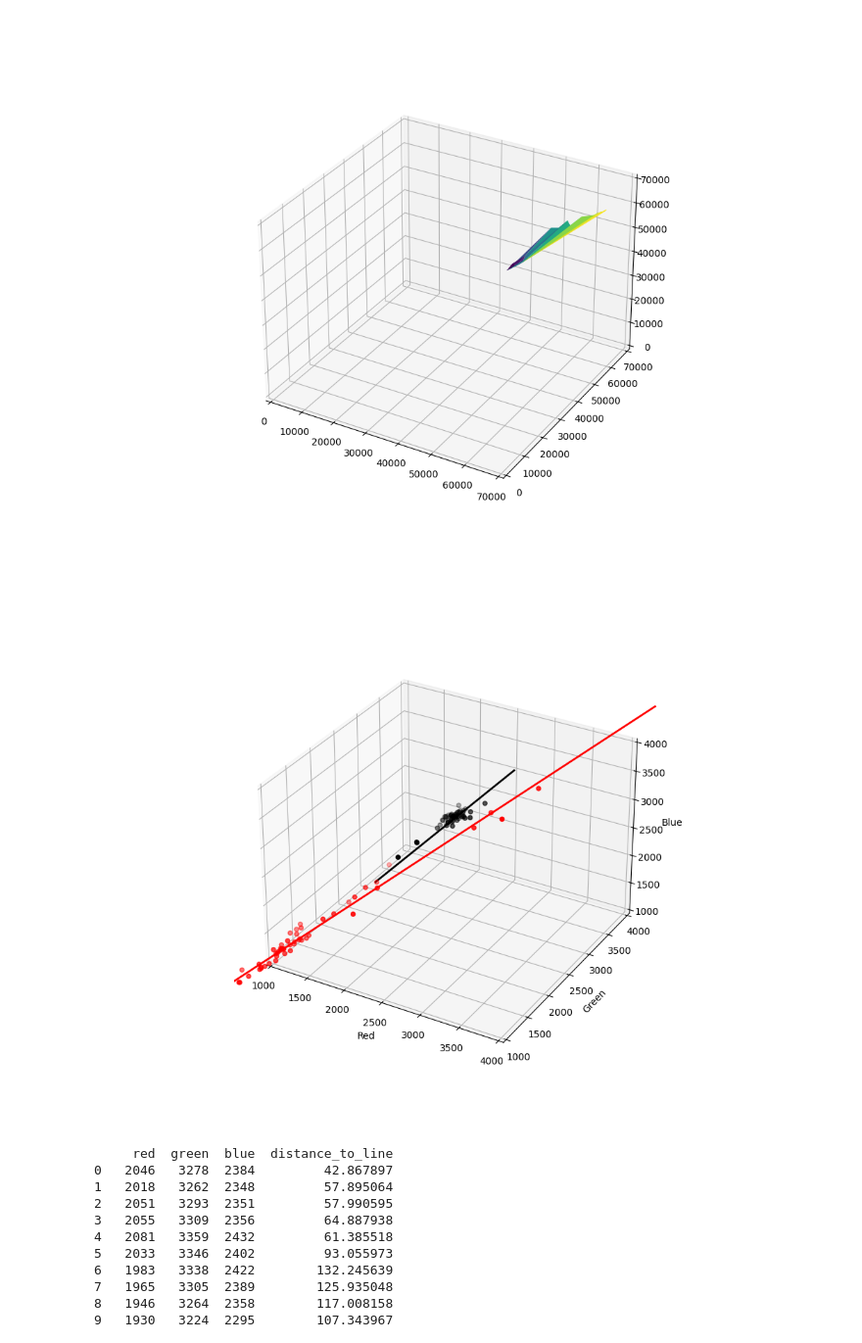
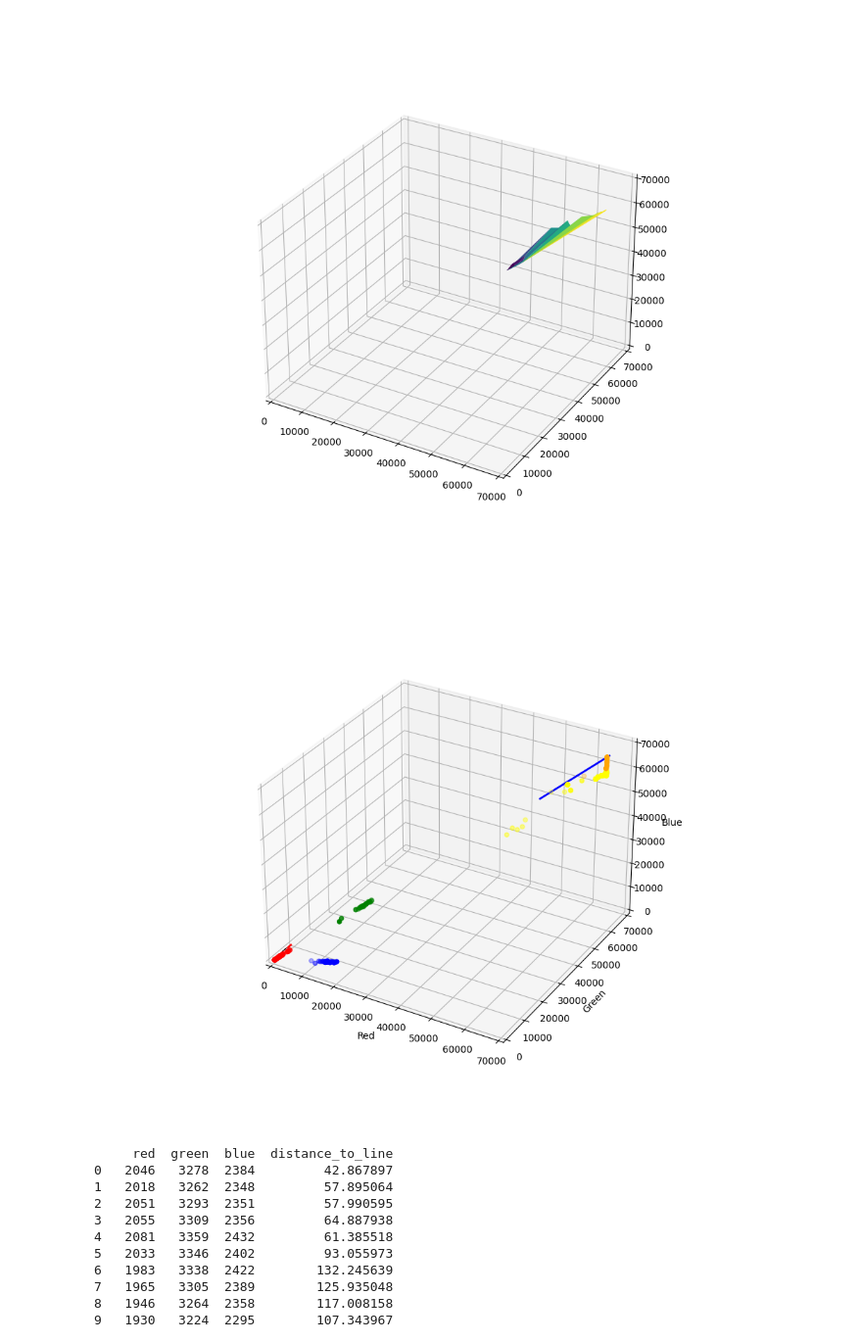
Before and after one commit to DimitarKV/CBLEmbedded, a Jupyter notebook: Orchestrator/Orchestrator.Portal/PointPlot/3DViewColorSensor.ipynb, the cells around one changed output. Shown at 98% size. Drawn from its saved outputs; the diff is of its cells as text; code cells hidden in the pictures.

```diff
--- a/Orchestrator/Orchestrator.Portal/PointPlot/3DViewColorSensor.ipynb
+++ b/Orchestrator/Orchestrator.Portal/PointPlot/3DViewColorSensor.ipynb
@@ -9,8 +9,10 @@ from sklearn.model_selection import train_test_split
 import sklearn.linear_model
 # %%
 dfWhite = pd.read_csv('../white.csv')
+dfMiscWhite = pd.read_csv('../misc_white.csv')
 dfEmpty = pd.read_csv('../empty.csv')
 dfBlack = pd.read_csv('../black.csv')
+dfMiscBlack = pd.read_csv('../misc_black.csv')
 dfRed = pd.read_csv('../red120ms.csv')
 dfGreen = pd.read_csv('../green120ms.csv')
 #dfConveyor = pd.read_csv('data4.csv')
@@ -53,36 +55,39 @@ ax.plot_trisurf(dfWhitePoints[:, 0], dfWhitePoints[:, 1], dfWhitePoints[:, 2], t
 # %%
 %matplotlib widget
 plt.figure(figsize=(10,8))
 ax = plt.axes(projection='3d')
-# ax.set_xlim(0, 70000)
-# ax.set_ylim(0, 70000)
-# ax.set_zlim(0, 70000)
-ax.set_xlim(1000, 4000)
-ax.set_ylim(1000, 4000)
-ax.set_zlim(1000, 4000)
+ax.set_xlim(0, 70000)
+ax.set_ylim(0, 70000)
+ax.set_zlim(0, 70000)
+# ax.set_xlim(1000, 4000)
+# ax.set_ylim(1000, 4000)
+# ax.set_zlim(1000, 4000)
 ax.set_xlabel("Red")
 ax.set_ylabel("Green")
 ax.set_zlabel("Blue")
 
 fg1 = ax.scatter3D(dfWhite['Red'], dfWhite['Green'], dfWhite['Blue'], color='yellow')
+fg1 = ax.scatter3D(dfMiscWhite['Red'], dfMiscWhite['Green'], dfMiscWhite['Blue'], color='orange')
 
 fg2 = ax.scatter3D(dfEmpty['Red'], dfEmpty['Green'], dfEmpty['Blue'], color='red')
 
 fg3 = ax.scatter3D(dfBlack['Red'], dfBlack['Green'], dfBlack['Blue'], color='black')
 
 fg3 = ax.scatter3D(dfGreen['Red'], dfGreen['Green'], dfGreen['Blue'], color='green')
 
 fg3 = ax.scatter3D(dfRed['Red'], dfRed['Green'], dfRed['Blue'], color='blue')
+fg3 = ax.scatter3D(dfMiscBlack['Red'], dfMiscBlack['Green'], dfMiscBlack['Blue'], color='pink')
 
 plt.plot([1500, 2500], [2444, 4000], [1611, 3000], color='black', lw=2);
-plt.plot([0, 4000], [0, 4645], [0, 4258], color='red', lw=2);
+plt.plot([0, 3100], [0, 4000], [0, 5000], color='red', lw=2);
+plt.plot([46000, 66000], [64800, 66000], [42000, 66000], color='blue', lw=2);
 
 # plt.plot(2300, 3000, 3000, 'bo');
 # plt.plot([45000, 65536], [0, 3500], [0, 3500], color='red', lw=2);
 #dfEmpty
 #fg4 = ax.scatter3D(dfConveyor['r'], dfConveyor['g'], dfConveyor['b'])
 # %% [output]
-[figure, old version]
+[figure, new version]
 # %%
 def point_to_line_distance(P, A, B):
     AP = P - A
```
Also changed, not shown: 5 other files.
